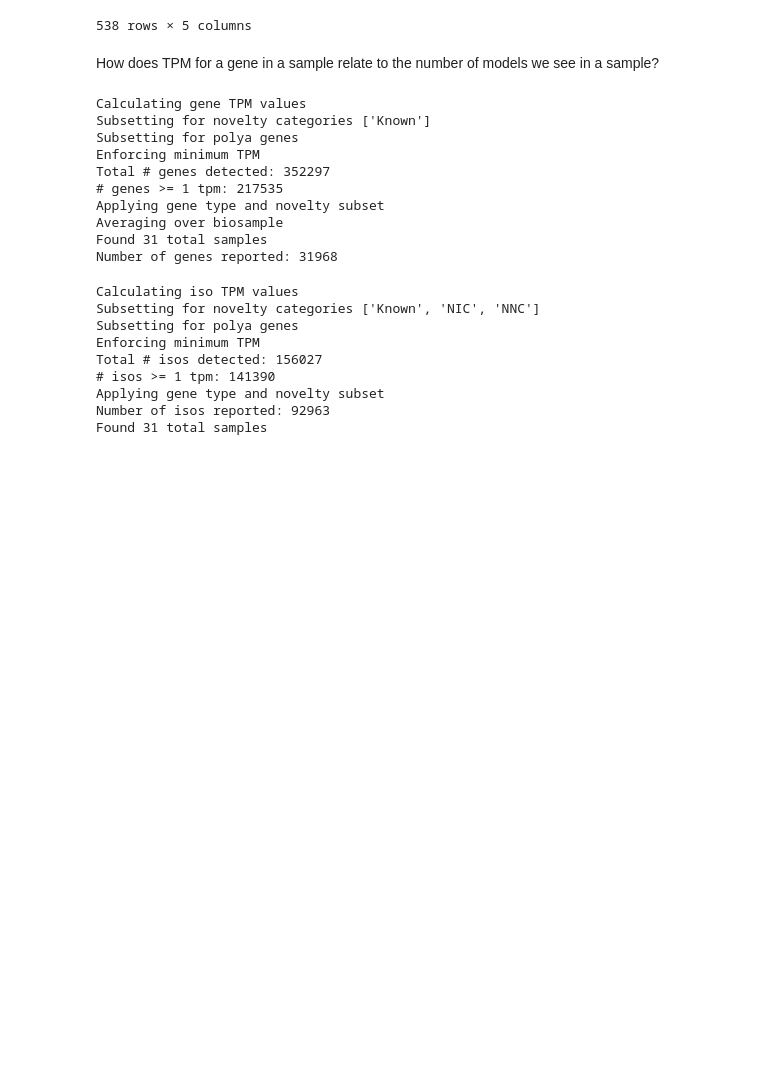
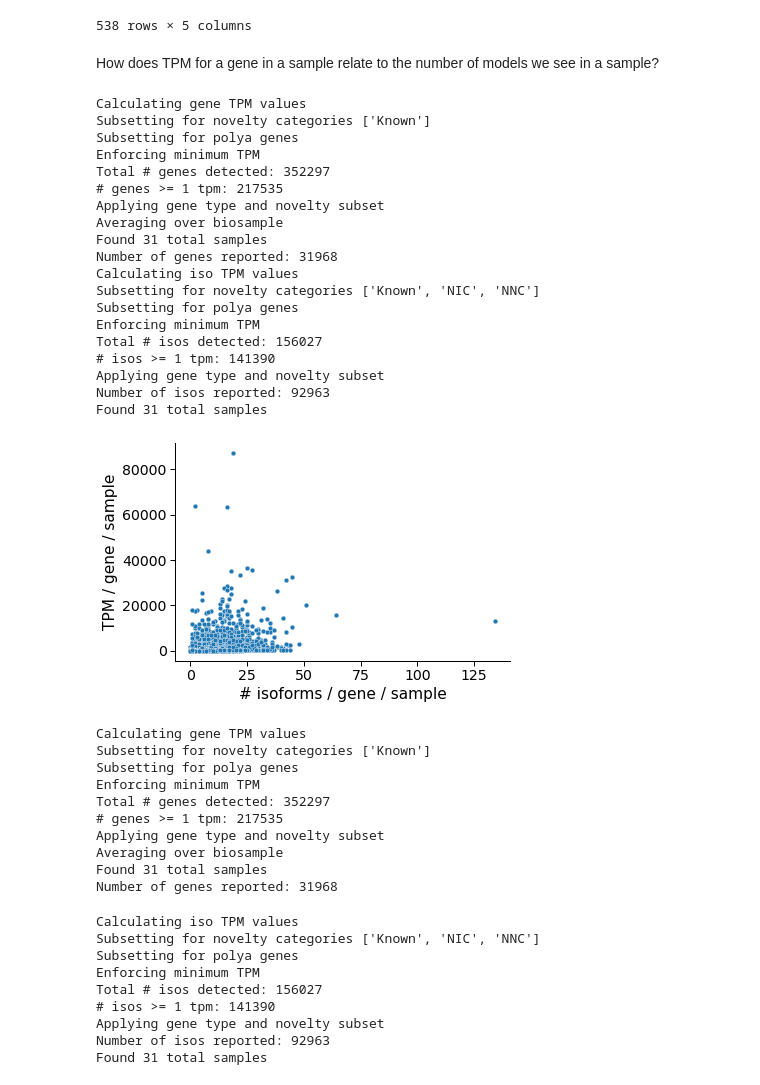
Before and after one commit to fairliereese/rnawg, a Jupyter notebook: lr_bulk/talon/iso_det.ipynb, the cells around one changed output. Saved outputs shown, nothing was run; the diff lists cells and outputs as text; code cells hidden in the pictures; blank space fills up the shorter version.

```diff
--- a/lr_bulk/talon/iso_det.ipynb
+++ b/lr_bulk/talon/iso_det.ipynb
@@ -460,6 +460,33 @@ from scripts.plotting import *
 # %%
 df = pd.read_csv('human_talon_abundance.tsv', sep='\t')
 filt_df = pd.read_csv('human_talon_abundance_filtered.tsv', sep='\t')
+df = plot_gene_tpm_v_n_isos(df, filt_df,
+                            min_tpm=1,
+                            groupby='sample',
+                            gene_subset='polya',
+                            nov=['Known', 'NIC', 'NNC'],
+                            opref='figures/human')
+# %% [output]
+Calculating gene TPM values
+Subsetting for novelty categories ['Known']
+Subsetting for polya genes
+Enforcing minimum TPM
+Total # genes detected: 352297
+# genes >= 1 tpm: 217535
+Applying gene type and novelty subset
+Averaging over biosample
+Found 31 total samples
+Number of genes reported: 31968
+Calculating iso TPM values
+Subsetting for novelty categories ['Known', 'NIC', 'NNC']
+Subsetting for polya genes
+Enforcing minimum TPM
+Total # isos detected: 156027
+# isos >= 1 tpm: 141390
+Applying gene type and novelty subset
+Number of isos reported: 92963
+Found 31 total samples
+[figure, added]
 # %%
 df = pd.read_csv('human_talon_abundance.tsv', sep='\t')
 tpm_df, _ = get_tpm_table(df,
```
Also changed, not shown: 7 other files.
